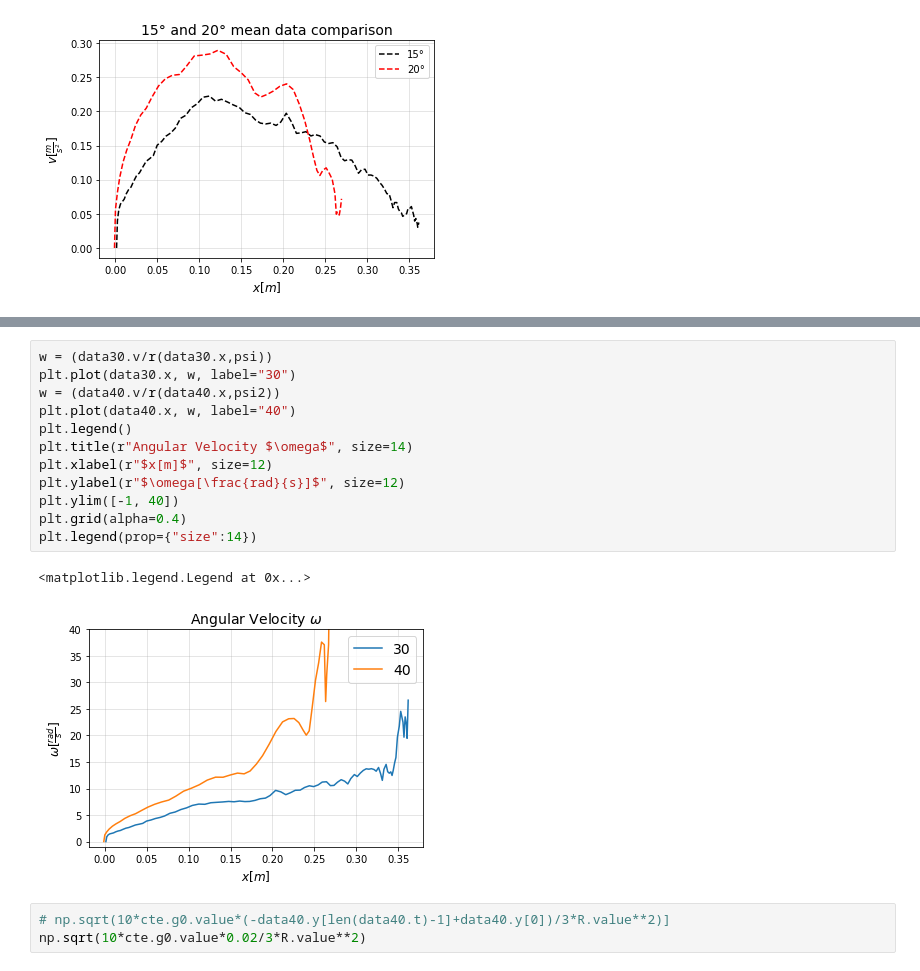
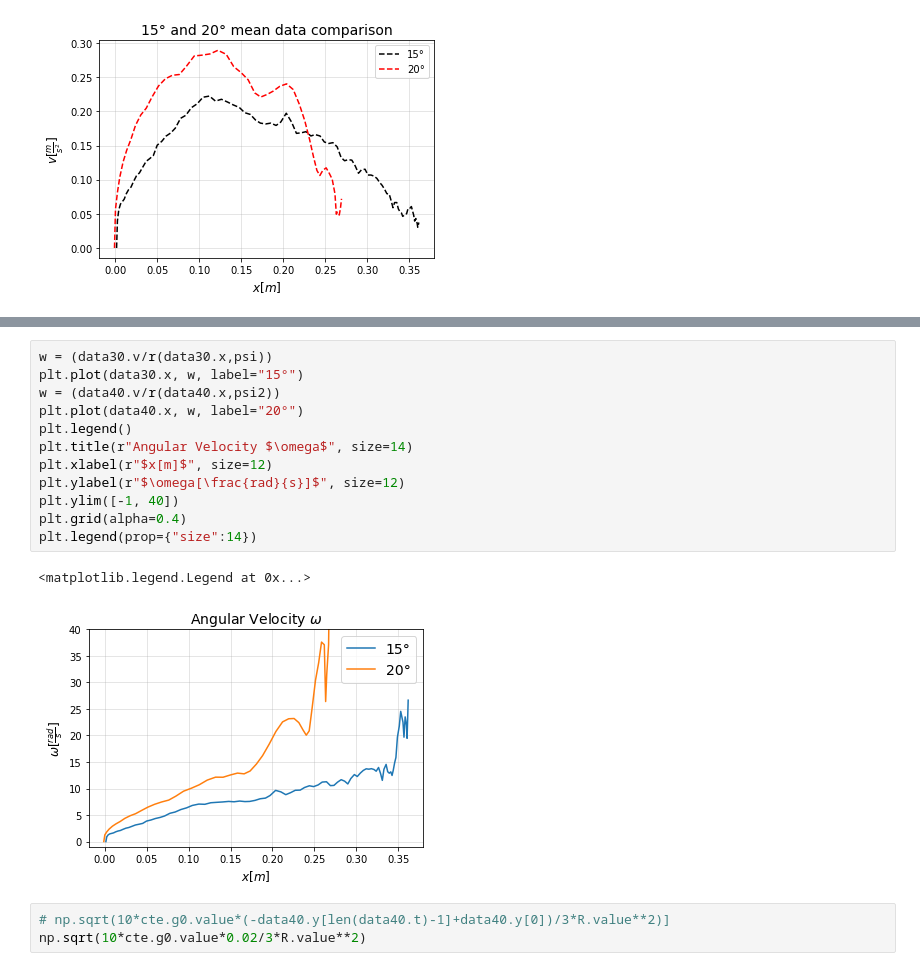
Before and after one commit to Vendetta0462/ProyectoDoubleCone, a Jupyter notebook: Code/Proyecto_Doble_Cono.ipynb, the cells around one changed output, grey strips where cells are left out. Cells and saved outputs as stored; diff of their text form.

```diff
--- a/Code/Proyecto_Doble_Cono.ipynb
+++ b/Code/Proyecto_Doble_Cono.ipynb
@@ -133,18 +139,18 @@ MechEn(data40, psi2, "20")
 # %%
 w = (data30.v/r(data30.x,psi))
-plt.plot(data30.x, w, label="30")
+plt.plot(data30.x, w, label="15°")
 w = (data40.v/r(data40.x,psi2))
-plt.plot(data40.x, w, label="40")
+plt.plot(data40.x, w, label="20°")
 plt.legend()
 plt.title(r"Angular Velocity $\omega$", size=14)
 plt.xlabel(r"$x[m]$", size=12)
 plt.ylabel(r"$\omega[\frac{rad}{s}]$", size=12)
 plt.ylim([-1, 40])
 plt.grid(alpha=0.4)
 plt.legend(prop={"size":14})
 # %% [output]
 <matplotlib.legend.Legend at 0x...>
-[figure, old version]
+[figure, new version]
 # %%
 # np.sqrt(10*cte.g0.value*(-data40.y[len(data40.t)-1]+data40.y[0])/3*R.value**2)]
 np.sqrt(10*cte.g0.value*0.02/3*R.value**2)
```
Also changed, not shown: parts of 1 cell of this notebook.
